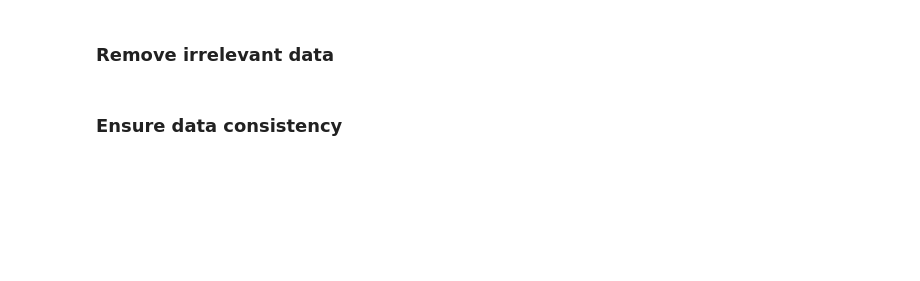
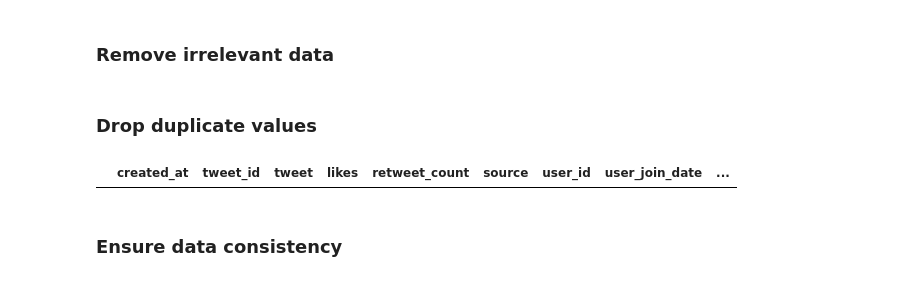
Before and after one commit to renatovfreitas/DataCircle_Twitter_Project, a Jupyter notebook: Data_Cleaning.ipynb, the cells around one changed output. Cells and saved outputs as stored; diff of their text form; code cells hidden in the pictures; blank space fills up the shorter version.

```diff
--- a/Data_Cleaning.ipynb
+++ b/Data_Cleaning.ipynb
@@ -70,9 +90,16 @@ memory usage: 306.7+ MB
 # %%
 # Remove irrelevant data ("user_name", "user_screen_name", "user_description")
 twitter_df = twitter_df[['created_at', 'tweet_id', 'tweet', 'likes', 'retweet_count', 'source',
-       'user_id', 'user_join_date', 'user_followers_count', 'user_location', 'lat',
-       'long', 'city', 'country', 'continent', 'state', 'state_code',
-       'collected_at', 'candidate']]
+       'user_id', 'user_join_date', 'user_followers_count', 'user_location', 'city', 'country', 'state', 'candidate']]
+# %% [markdown]
+### Drop duplicate values
+# %%
+# Drop duplicates based on 'tweet_id', 'tweet', and 'created_at'
+twitter_df = twitter_df[~(twitter_df.duplicated(subset=['tweet_id', 'tweet', 'created_at'], keep=False))]
+# %%
+twitter_df[twitter_df.duplicated(subset=['tweet']) & twitter_df.duplicated(subset=['tweet_id'])]
+# %% [output]
+|  | created_at | tweet_id | tweet | likes | retweet_count | source | user_id | user_join_date | ... |
 # %% [markdown]
 ### Ensure data consistency
 # %%
```
Also changed, not shown: parts of 36 cells of this notebook.
